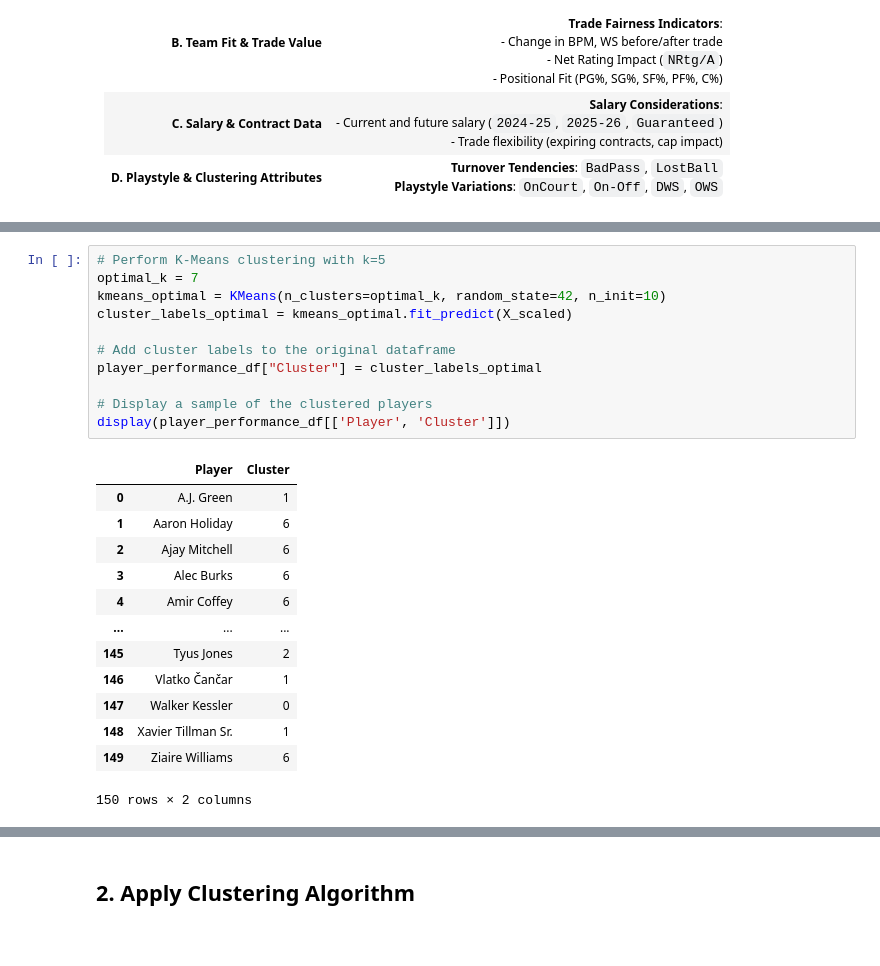
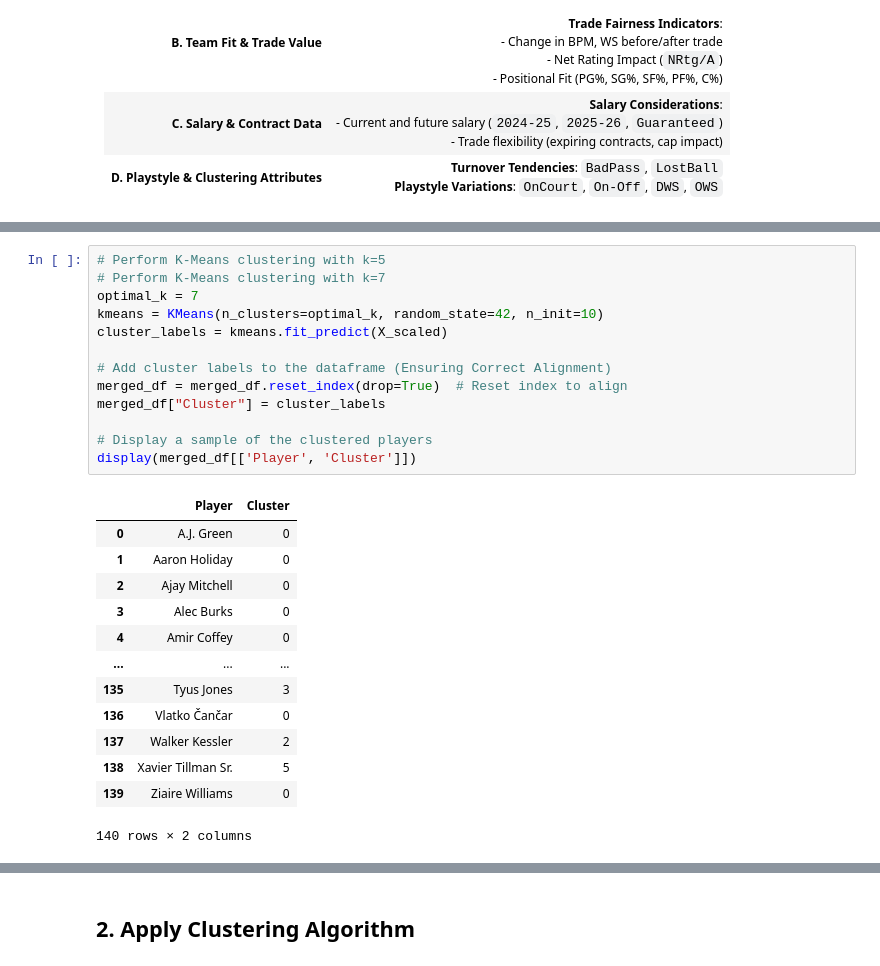
Before and after one commit to Makster04/Phase_4_Project, a Jupyter notebook: Project.ipynb, the cells around one changed output, grey strips where cells are left out. Cells and saved outputs as stored; diff of their text form.

```diff
--- a/Project.ipynb
+++ b/Project.ipynb
@@ -459,25 +526,27 @@ plt.show()
 # %%
 # Perform K-Means clustering with k=5
+# Perform K-Means clustering with k=7
 optimal_k = 7
-kmeans_optimal = KMeans(n_clusters=optimal_k, random_state=42, n_init=10)
-cluster_labels_optimal = kmeans_optimal.fit_predict(X_scaled)
+kmeans = KMeans(n_clusters=optimal_k, random_state=42, n_init=10)
+cluster_labels = kmeans.fit_predict(X_scaled)
 
-# Add cluster labels to the original dataframe
-player_performance_df["Cluster"] = cluster_labels_optimal
+# Add cluster labels to the dataframe (Ensuring Correct Alignment)
+merged_df = merged_df.reset_index(drop=True)  # Reset index to align
+merged_df["Cluster"] = cluster_labels
 
 # Display a sample of the clustered players
-display(player_performance_df[['Player', 'Cluster']])
+display(merged_df[['Player', 'Cluster']])
 # %% [output]
 |  | Player | Cluster |
-| 0 | A.J. Green | 1 |
-| 1 | Aaron Holiday | 6 |
-| 2 | Ajay Mitchell | 6 |
-| 3 | Alec Burks | 6 |
-| 4 | Amir Coffey | 6 |
+| 0 | A.J. Green | 0 |
+| 1 | Aaron Holiday | 0 |
+| 2 | Ajay Mitchell | 0 |
+| 3 | Alec Burks | 0 |
+| 4 | Amir Coffey | 0 |
 | ... | ... | ... |
-| 145 | Tyus Jones | 2 |
-| 146 | Vlatko Čančar | 1 |
-| 147 | Walker Kessler | 0 |
-| 148 | Xavier Tillman Sr. | 1 |
-| 149 | Ziaire Williams | 6 |
+| 135 | Tyus Jones | 3 |
+| 136 | Vlatko Čančar | 0 |
+| 137 | Walker Kessler | 2 |
+| 138 | Xavier Tillman Sr. | 5 |
+| 139 | Ziaire Williams | 0 |
-150 rows × 2 columns
+140 rows × 2 columns
```
Also changed, not shown: parts of 10 cells of this notebook, 1 other file.
